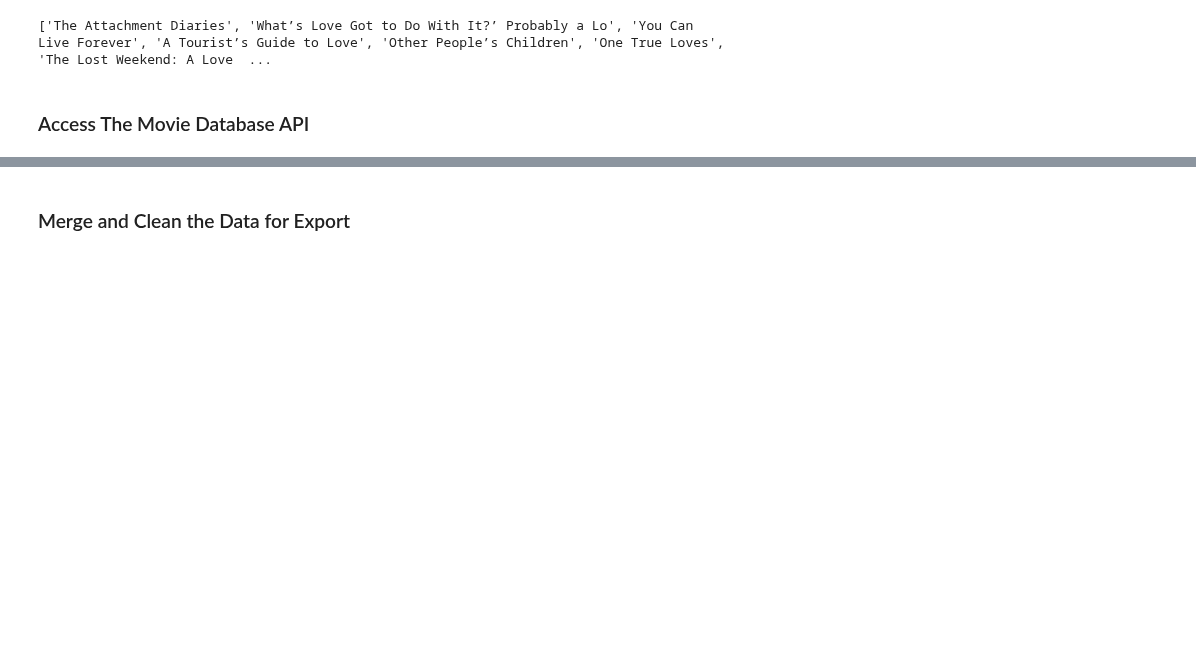
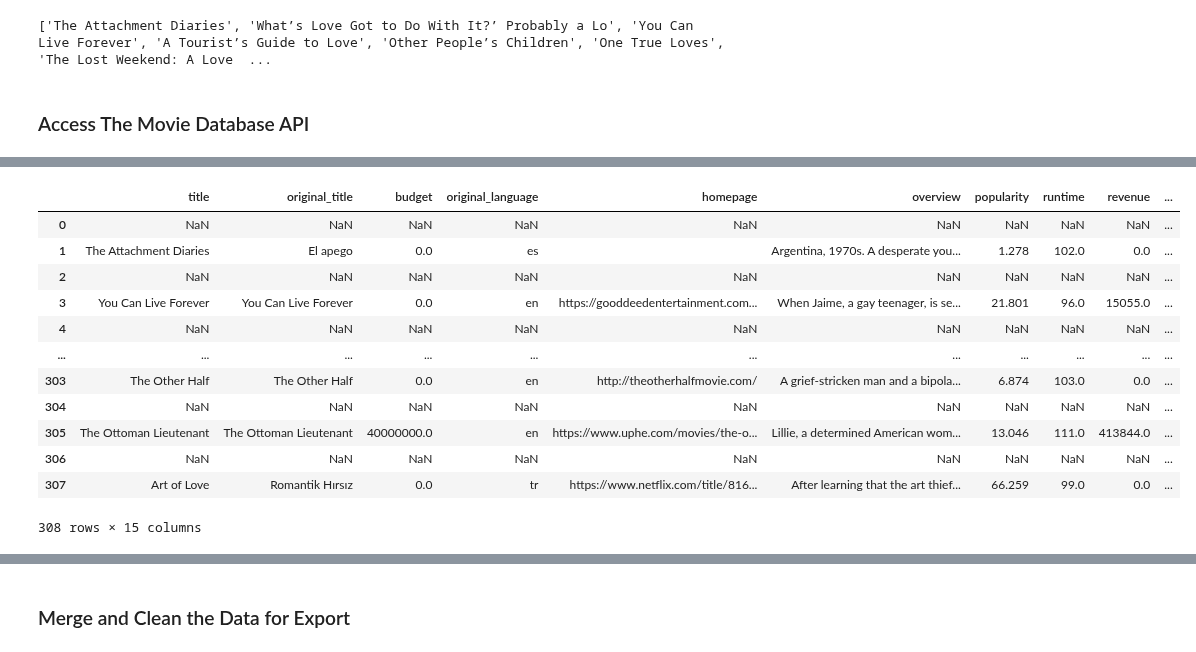
Before and after one commit to ddejean0117/data-sourcing-challenge, a Jupyter notebook: retrieve_movie_data.ipynb, the cells around one changed output, grey strips where cells are left out. Cells and saved outputs as stored; diff of their text form; code cells hidden in the pictures; blank space fills up the shorter version.

Commit message:
eleven everthing tmdb except the df

```diff
--- a/retrieve_movie_data.ipynb
+++ b/retrieve_movie_data.ipynb
@@ -478,0 +352,19 @@ TypeError: string indices must be integers
+# %%
+# Convert the results to a dataframe
+# tmdb_df = pd.DataFrame(tmdb_movies_list)
+tmdb_df = pd.json_normalize(tmdb_movies_list)
+tmdb_df
+# %% [output]
+|  | title | original_title | budget | original_language | homepage | overview | popularity | runtime | revenue | ... |
+| 0 | NaN | NaN | NaN | NaN | NaN | NaN | NaN | NaN | NaN | ... |
+| 1 | The Attachment Diaries | El apego | 0.0 | es |  | Argentina, 1970s. A desperate you... | 1.278 | 102.0 | 0.0 | ... |
+| 2 | NaN | NaN | NaN | NaN | NaN | NaN | NaN | NaN | NaN | ... |
+| 3 | You Can Live Forever | You Can Live Forever | 0.0 | en | https://gooddeedentertainment.com... | When Jaime, a gay teenager, is se... | 21.801 | 96.0 | 15055.0 | ... |
+| 4 | NaN | NaN | NaN | NaN | NaN | NaN | NaN | NaN | NaN | ... |
+| ... | ... | ... | ... | ... | ... | ... | ... | ... | ... | ... |
+| 303 | The Other Half | The Other Half | 0.0 | en | http://theotherhalfmovie.com/ | A grief-stricken man and a bipola... | 6.874 | 103.0 | 0.0 | ... |
+| 304 | NaN | NaN | NaN | NaN | NaN | NaN | NaN | NaN | NaN | ... |
+| 305 | The Ottoman Lieutenant | The Ottoman Lieutenant | 40000000.0 | en | https://www.uphe.com/movies/the-o... | Lillie, a determined American wom... | 13.046 | 111.0 | 413844.0 | ... |
+| 306 | NaN | NaN | NaN | NaN | NaN | NaN | NaN | NaN | NaN | ... |
+| 307 | Art of Love | Romantik Hırsız | 0.0 | tr | https://www.netflix.com/title/816... | After learning that the art thief... | 66.259 | 99.0 | 0.0 | ... |
+308 rows × 15 columns
```
Also changed, not shown: parts of 4 cells of this notebook.
